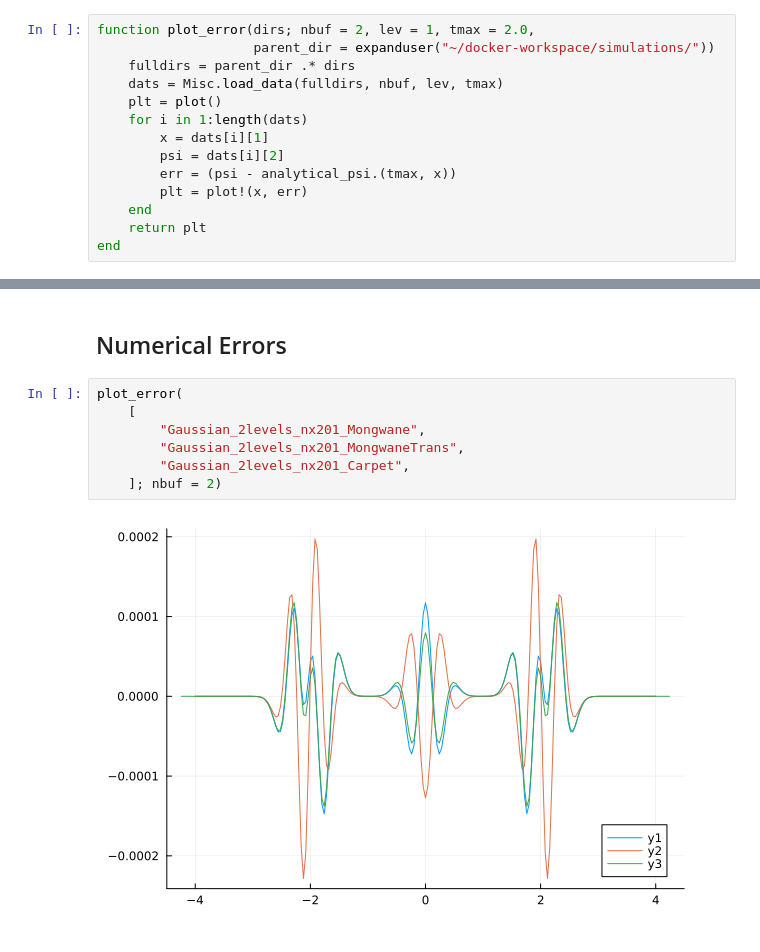
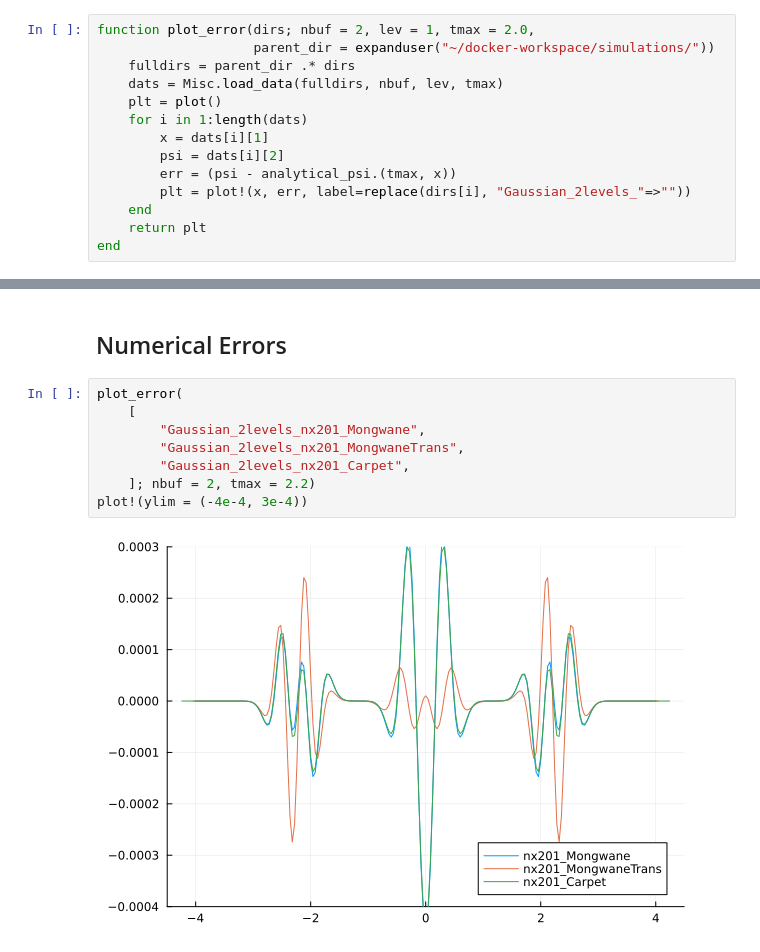
Before and after one commit to lwJi/Docs-Subcycling, a Jupyter notebook: ipynb/Reflection.ipynb, the cells around one changed output, grey strips where cells are left out. Saved outputs shown, nothing was run; the diff lists cells and outputs as text.

```diff
--- a/ipynb/Reflection.ipynb
+++ b/ipynb/Reflection.ipynb
@@ -16,7 +16,7 @@ function plot_error(dirs; nbuf = 2, lev = 1, tmax = 2.0,
         x = dats[i][1]
         psi = dats[i][2]
         err = (psi - analytical_psi.(tmax, x))
-        plt = plot!(x, err)
+        plt = plot!(x, err, label=replace(dirs[i], "Gaussian_2levels_"=>""))
     end
     return plt
 end
@@ -41,12 +41,13 @@ plot!(x->analytical_psi(2.0, x), -4.0, 4.0)
 # %%
 plot_error(
     [
         "Gaussian_2levels_nx201_Mongwane",
         "Gaussian_2levels_nx201_MongwaneTrans",
         "Gaussian_2levels_nx201_Carpet",
-    ]; nbuf = 2)
+    ]; nbuf = 2, tmax = 2.2)
+plot!(ylim = (-4e-4, 3e-4))
 # %% [output]
-[figure, old version]
+[figure, new version]
 # %%
 plot_error(
     [
```
Also changed, not shown: parts of 5 cells of this notebook, 1 other file.
